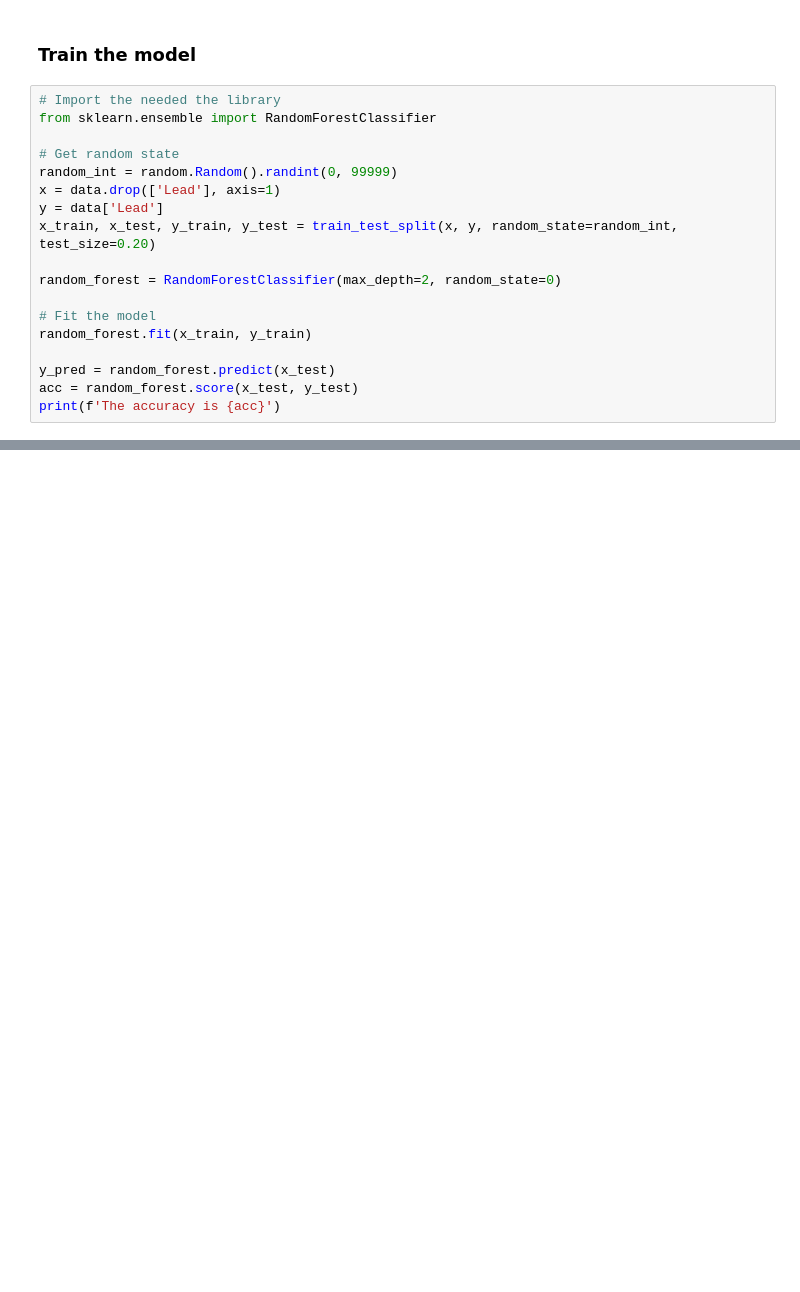
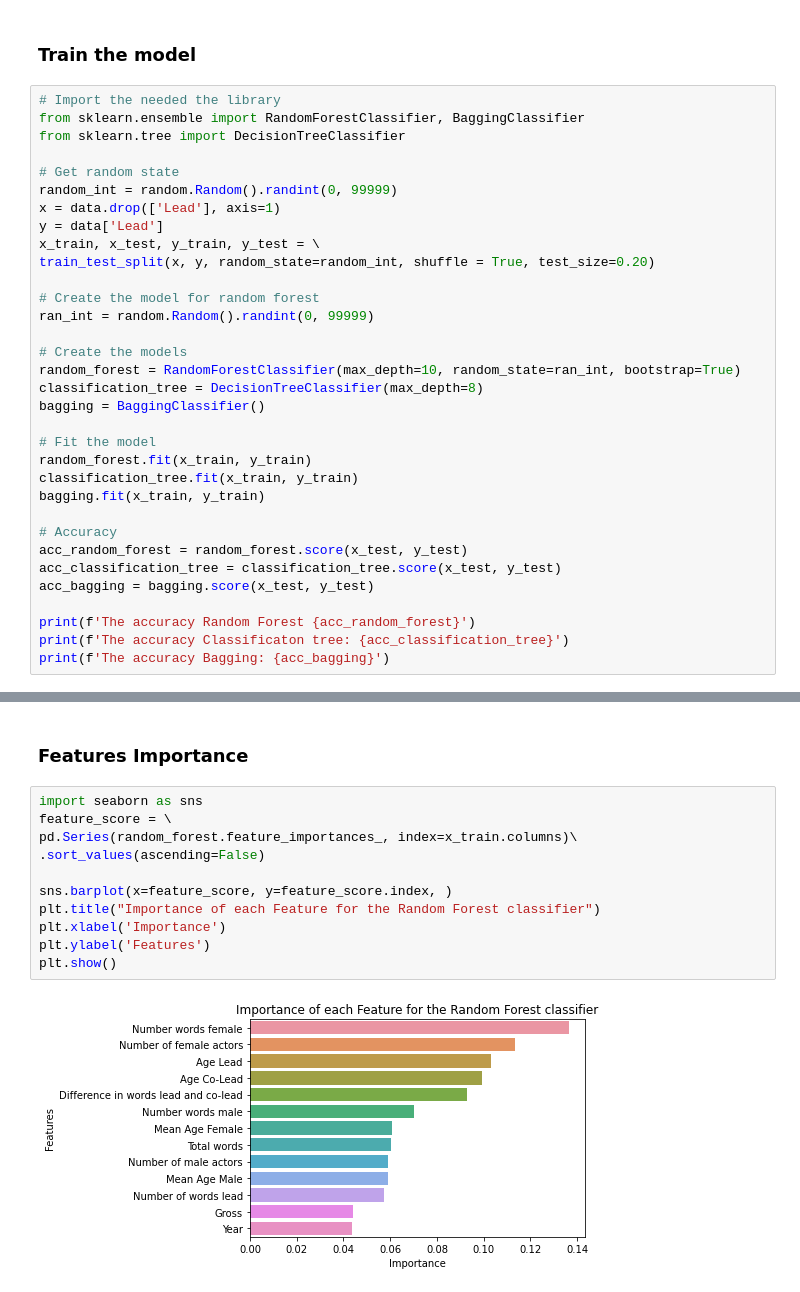
Before and after one commit to jontad/Statistical-Machine-Learning, a Jupyter notebook: randomForest.ipynb, the cells around one changed output, grey strips where cells are left out. Saved outputs shown, nothing was run; the diff lists cells and outputs as text; blank space fills up the shorter version.

```diff
--- a/randomForest.ipynb
+++ b/randomForest.ipynb
@@ -58,20 +58,35 @@ data.head()
 ### Train the model
 # %%
 # Import the needed the library
-from sklearn.ensemble import RandomForestClassifier
+from sklearn.ensemble import RandomForestClassifier, BaggingClassifier
+from sklearn.tree import DecisionTreeClassifier
 
 # Get random state
 random_int = random.Random().randint(0, 99999)
 x = data.drop(['Lead'], axis=1)
 y = data['Lead']
-x_train, x_test, y_train, y_test = train_test_split(x, y, random_state=random_int, test_size=0.20)
+x_train, x_test, y_train, y_test = \
+train_test_split(x, y, random_state=random_int, shuffle = True, test_size=0.20)
 
-random_forest = RandomForestClassifier(max_depth=2, random_state=0)
+# Create the model for random forest
+ran_int = random.Random().randint(0, 99999)
+
+# Create the models
+random_forest = RandomForestClassifier(max_depth=10, random_state=ran_int, bootstrap=True)
+classification_tree = DecisionTreeClassifier(max_depth=8)
+bagging = BaggingClassifier()
 
 # Fit the model
 random_forest.fit(x_train, y_train)
+classification_tree.fit(x_train, y_train)
+bagging.fit(x_train, y_train)
 
-y_pred = random_forest.predict(x_test)
-acc = random_forest.score(x_test, y_test)
-print(f'The accuracy is {acc}')
+# Accuracy
+acc_random_forest = random_forest.score(x_test, y_test)
+acc_classification_tree = classification_tree.score(x_test, y_test)
+acc_bagging = bagging.score(x_test, y_test)
+
+print(f'The accuracy Random Forest {acc_random_forest}')
+print(f'The accuracy Classificaton tree: {acc_classification_tree}')
+print(f'The accuracy Bagging: {acc_bagging}')
 # %% [output]
@@ -83,0 +115,15 @@ random_forest_cv = RandomFores
+# %% [markdown]
+### Features Importance
+# %%
+import seaborn as sns
+feature_score = \
+pd.Series(random_forest.feature_importances_, index=x_train.columns)\
+.sort_values(ascending=False)
+
+sns.barplot(x=feature_score, y=feature_score.index, )
+plt.title("Importance of each Feature for the Random Forest classifier")
+plt.xlabel('Importance')
+plt.ylabel('Features')
+plt.show()
+# %% [output]
+[figure, added]
```
Also changed, not shown: parts of 14 cells of this notebook.
